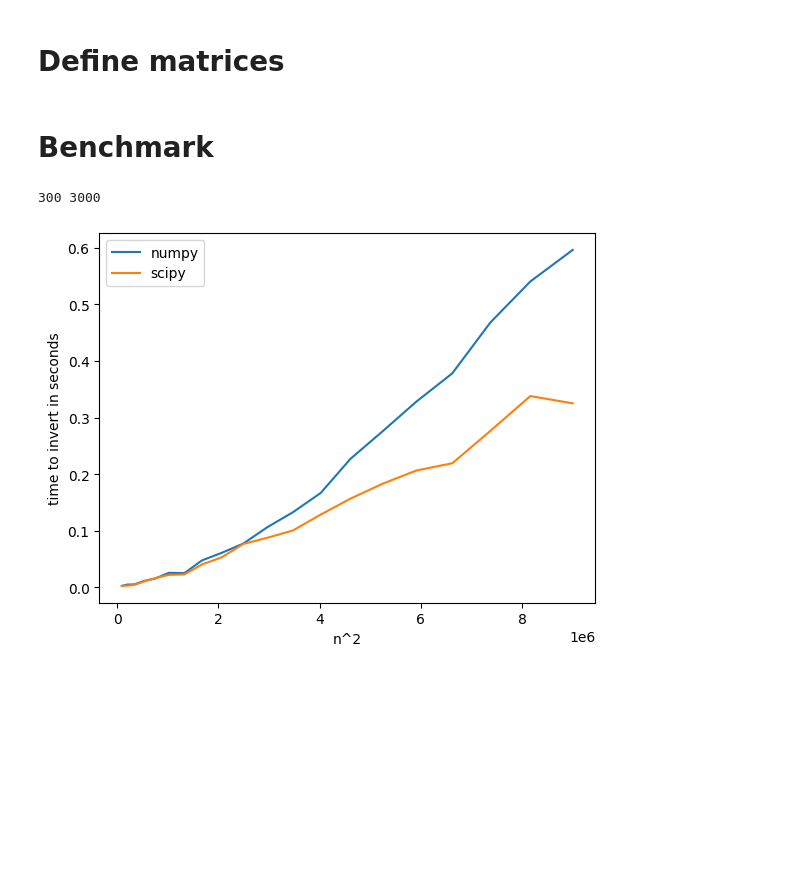
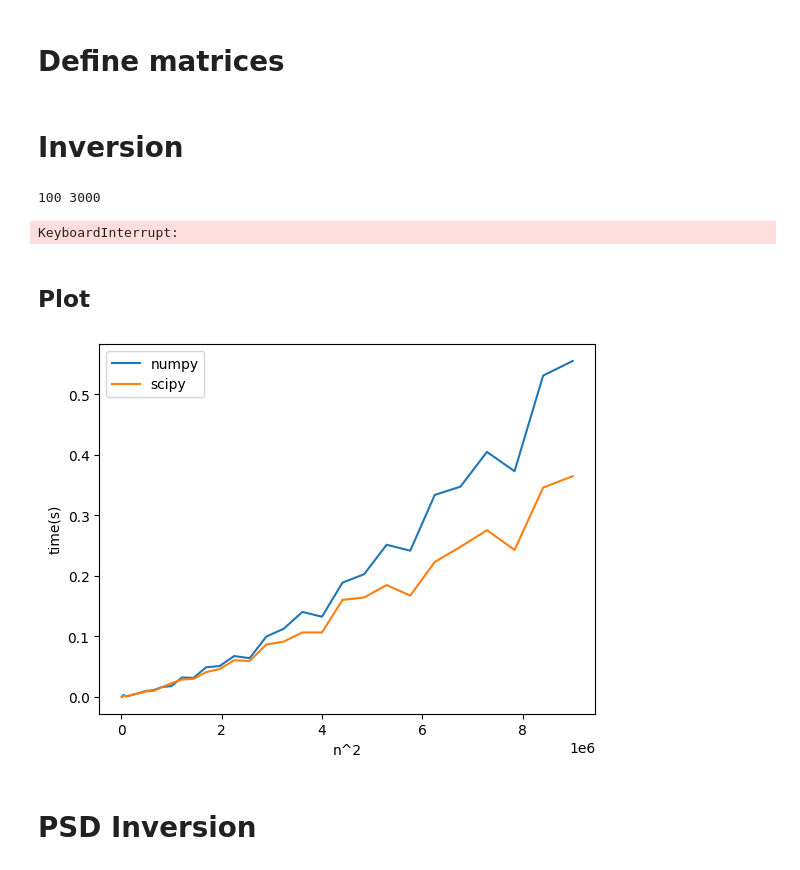
Before and after one commit to abhiqaz18/randomised_inversion, a Jupyter notebook: benchmark/quick_bench.ipynb, the cells around one changed output. Cells and saved outputs as stored; diff of their text form; code cells hidden in the pictures; blank space fills up the shorter version.

```diff
--- a/benchmark/quick_bench.ipynb
+++ b/benchmark/quick_bench.ipynb
@@ -21,34 +20,46 @@ from main.matrix_inverters import Gower_Richtarik_2016_1 as algo1
 # %% [markdown]
 # Define matrices
 # %% [markdown]
-# Benchmark
+# Inversion
 # %%
-Ns = (np.linspace(1, 10, 20) * 300).astype(int)
+Ns = (np.linspace(1, 30, 30) * 100).astype(int)
 print(Ns.min(), Ns.max())
 # %% [output]
-300 3000
+100 3000
 # %%
 np_times = []
 
 for n in Ns:
-    A = np.matrix(std_norm.rvs((n, n)))
-    start = time.time()
-    _ = np.linalg.inv(A)
-    np_times.append(time.time() - start)
+    total = 0
+    for _ in range(10):
+        A = np.matrix(std_norm.rvs((n, n)))
+        start = time.time()
+        _ = np.linalg.inv(A)
+        total += time.time() - start
+    np_times.append(total / 10)
+# %% [output]
+KeyboardInterrupt:
 # %%
 sp_times = []
 
 for n in Ns:
-    A = np.matrix(std_norm.rvs((n, n)))
-    start = time.time()
-    _ = scipy.linalg.inv(A)
-    sp_times.append(time.time() - start)
+    total = 0
+    for _ in range(10):
+        A = np.matrix(std_norm.rvs((n, n)))
+        start = time.time()
+        _ = scipy.linalg.inv(A)
+        total += time.time() - start
+    sp_times.append(total / 10)
+# %% [markdown]
+## Plot
 # %%
 plt.plot(Ns ** 2, np_times, label='numpy')
 plt.plot(Ns ** 2, sp_times, label='scipy')
 plt.xlabel('n^2')
-plt.ylabel('time to invert in seconds')
+plt.ylabel('time(s)')
 plt.legend()
 plt.show()
 # %% [output]
-[figure, old version]
+[figure, new version]
+# %% [markdown]
+# PSD Inversion
```
Also changed, not shown: parts of 9 cells of this notebook.
